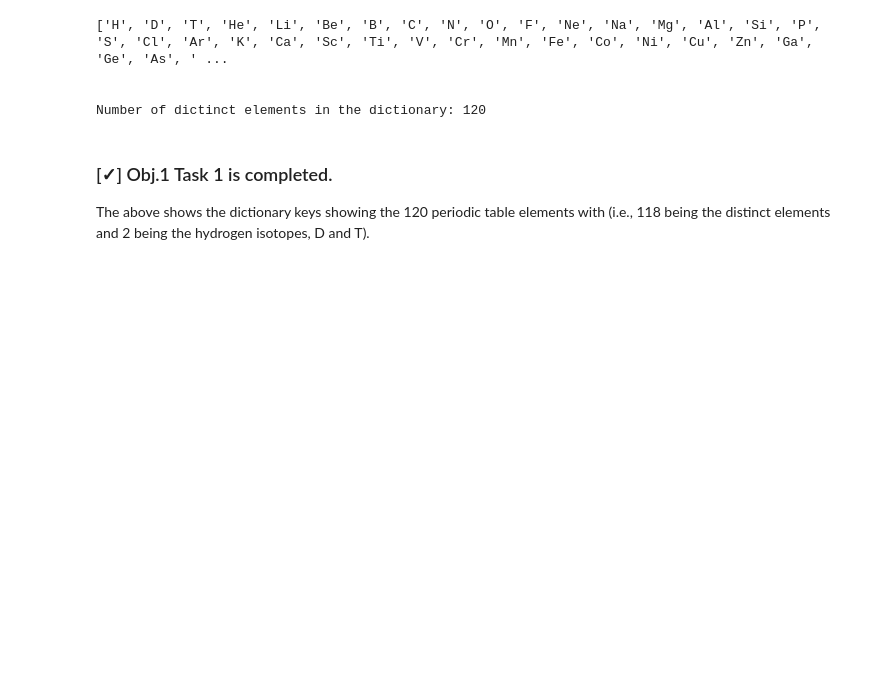
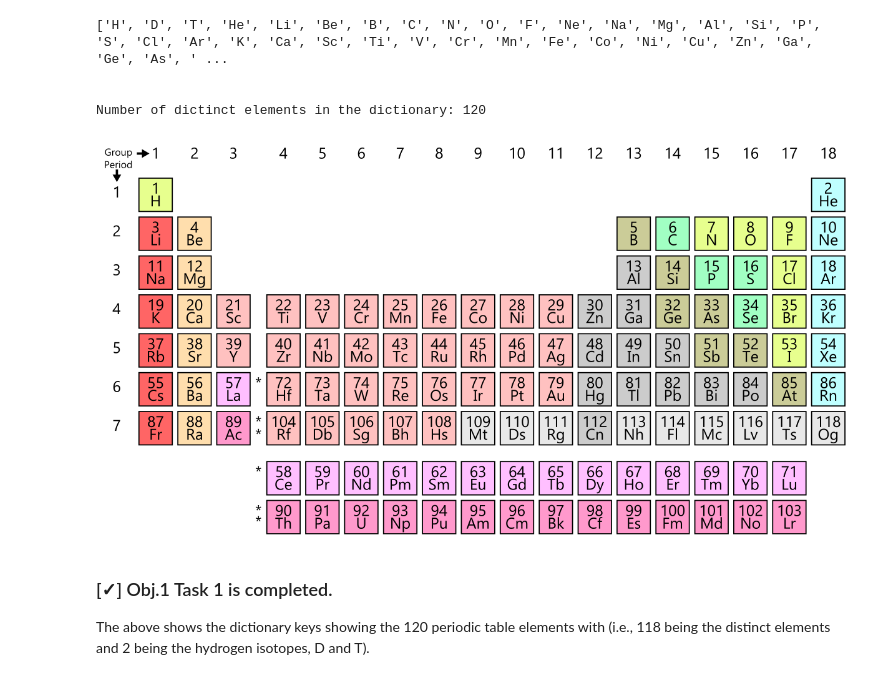
Before and after one commit to rayguna/IR-spectra-analyzer, a Jupyter notebook: IR-analyzer (MAIN).ipynb, the cells around one changed output. Drawn from its saved outputs; the diff is of its cells as text; code cells hidden in the pictures; blank space fills up the shorter version.

Commit message:
Revised main file
Made codes more efficient and added functions and figures.

```diff
--- a/IR-analyzer (MAIN).ipynb
+++ b/IR-analyzer (MAIN).ipynb
@@ -119,6 +126,10 @@ print("Number of dictinct elements in the dictionary:", len(periodic_table))
 
 
 Number of dictinct elements in the dictionary: 120
+# %%
+Image(filename='data/Periodic_Table_wiki.png', width=800, height=600)
+# %% [output]
+[figure, added]
 # %% [markdown]
 ### [✓] Obj.1 Task 1 is completed.
 
```
Also changed, not shown: parts of 16 cells of this notebook.
